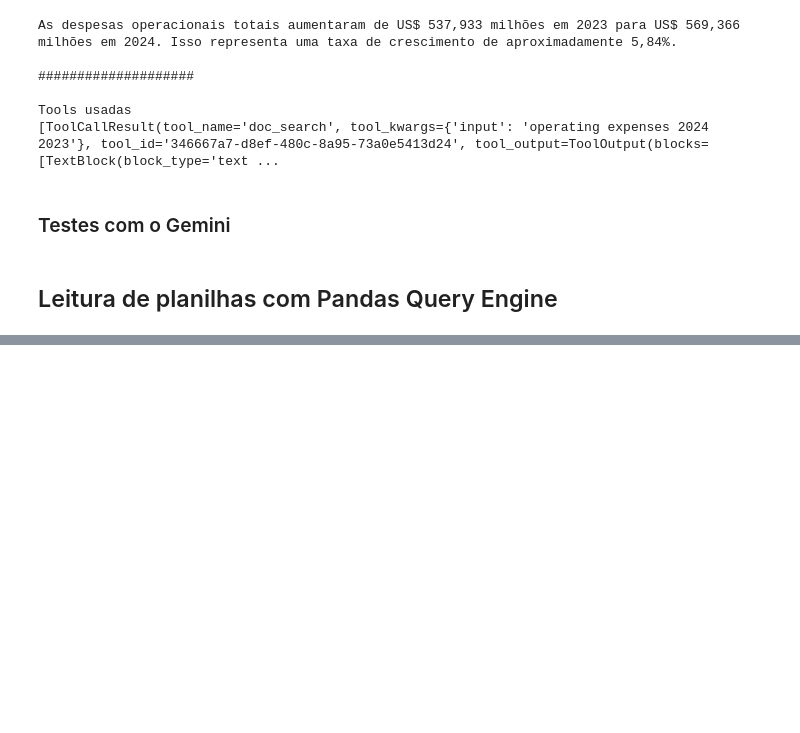
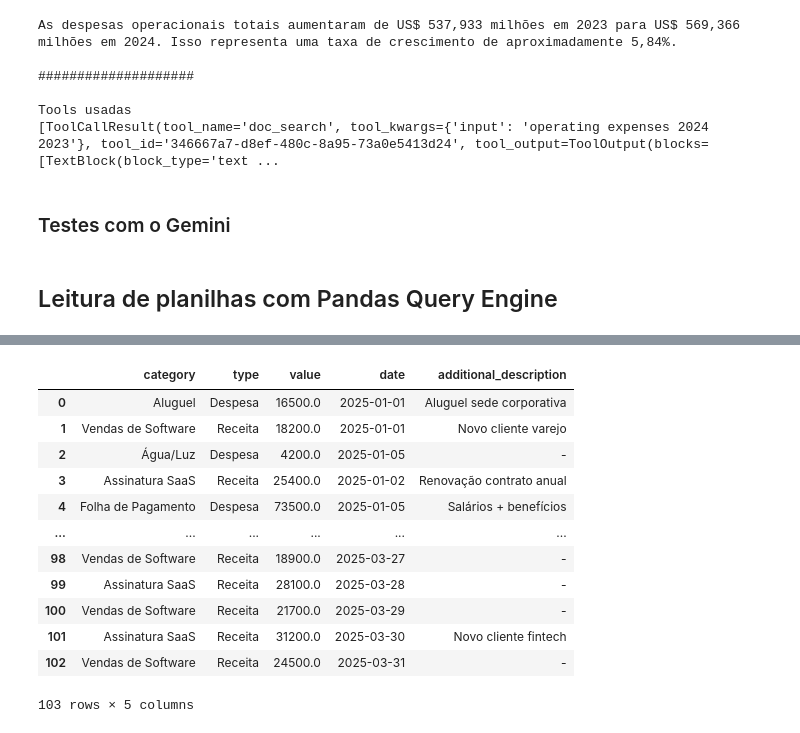
Before and after one commit to AI-Expert-Academy/LLMs-e-Agentes-de-AI-para-Empresas-e-Neg-cios, a Jupyter notebook: notebooks/Financas/LLM para empresas e negócios - Finanças.ipynb, the cells around one changed output, grey strips where cells are left out. Cells and saved outputs as stored; diff of their text form; code cells hidden in the pictures; blank space fills up the shorter version.

Commit message:
feat: adicionando tool pandas query engine

```diff
--- a/notebooks/Financas/LLM para empresas e negócios - Finanças.ipynb
+++ b/notebooks/Financas/LLM para empresas e negócios - Finanças.ipynb
@@ -947,0 +979,24 @@ show_res(result)
+# %%
+import pandas as pd
+from llama_index.experimental.query_engine import PandasQueryEngine
+
+path_csv = "./relatorios/fluxo_caixa.csv"
+df = pd.read_csv(path_csv)
+df['date'] = pd.to_datetime(df['date'])
+df.loc[df['additional_description'].isna(), "additional_description"] = "-"
+# %%
+df
+# %% [output]
+|  | category | type | value | date | additional_description |
+| 0 | Aluguel | Despesa | 16500.0 | 2025-01-01 | Aluguel sede corporativa |
+| 1 | Vendas de Software | Receita | 18200.0 | 2025-01-01 | Novo cliente varejo |
+| 2 | Água/Luz | Despesa | 4200.0 | 2025-01-05 | - |
+| 3 | Assinatura SaaS | Receita | 25400.0 | 2025-01-02 | Renovação contrato anual |
+| 4 | Folha de Pagamento | Despesa | 73500.0 | 2025-01-05 | Salários + benefícios |
+| ... | ... | ... | ... | ... | ... |
+| 98 | Vendas de Software | Receita | 18900.0 | 2025-03-27 | - |
+| 99 | Assinatura SaaS | Receita | 28100.0 | 2025-03-28 | - |
+| 100 | Vendas de Software | Receita | 21700.0 | 2025-03-29 | - |
+| 101 | Assinatura SaaS | Receita | 31200.0 | 2025-03-30 | Novo cliente fintech |
+| 102 | Vendas de Software | Receita | 24500.0 | 2025-03-31 | - |
+103 rows × 5 columns
```
Also changed, not shown: parts of 10 cells of this notebook.
